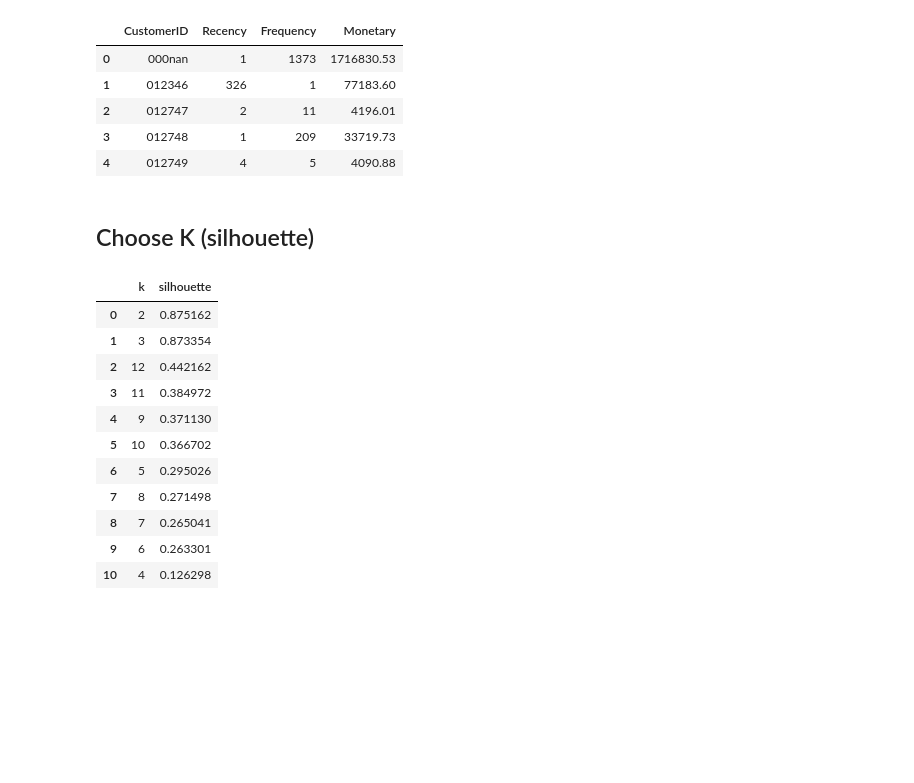
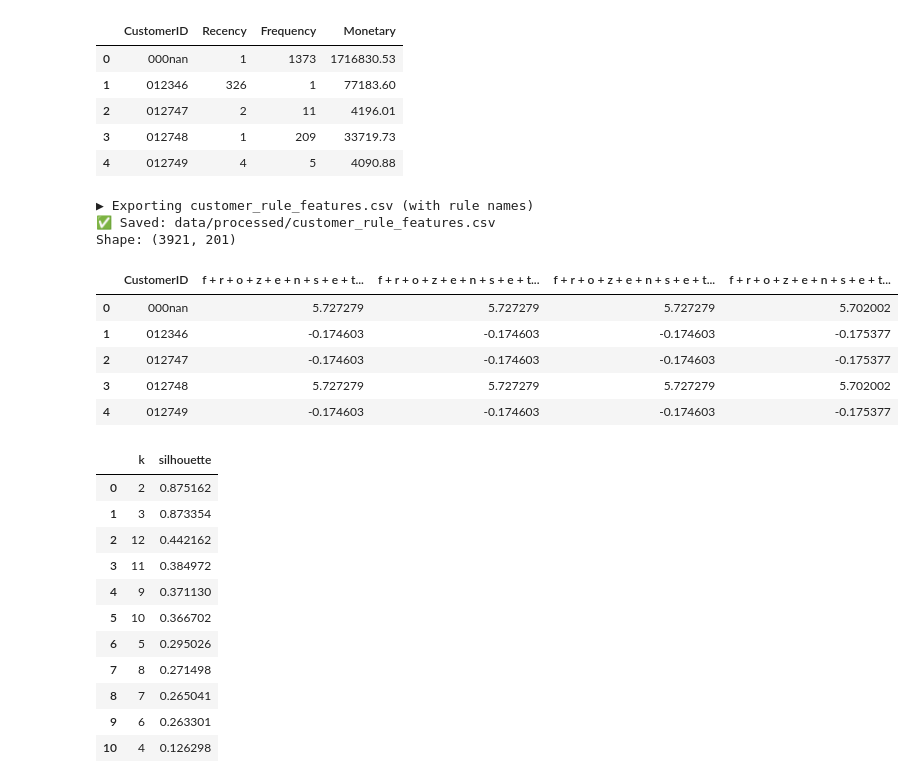
Before and after one commit to HoaiNammm/shop_cluster_, a Jupyter notebook: notebooks/runs/clustering_from_rules_run.ipynb, the cells around one changed output. Drawn from its saved outputs; the diff is of its cells as text; code cells hidden in the pictures; blank space fills up the shorter version.

```diff
--- a/notebooks/runs/clustering_from_rules_run.ipynb
+++ b/notebooks/runs/clustering_from_rules_run.ipynb
@@ -45,7 +32,7 @@ CLEANED_DATA_PATH = "data/processed/cleaned_uk_data.csv"
 RULES_INPUT_PATH = "data/processed/rules_apriori_filtered.csv"
 TOP_K_RULES = 200
 SORT_RULES_BY = "lift"
-WEIGHTING = "lift"
+WEIGHTING = "Lift"
 MIN_ANTECEDENT_LEN = 2
 USE_RFM = True
 RFM_SCALE = True
@@ -136,8 +117,60 @@ X shape: (3921, 203)
 | 2 | 012747 | 2 | 11 | 4196.01 |
 | 3 | 012748 | 1 | 209 | 33719.73 |
 | 4 | 012749 | 4 | 5 | 4090.88 |
-# %% [markdown]
-## Choose K (silhouette)
+# %%
+# =====================================================
+# EXPORT CUSTOMER RULE FEATURES WITH RULE NAMES
+# =====================================================
+
+print("▶ Exporting customer_rule_features.csv (with rule names)")
+
+n_rules = rules_df.shape[0]
+X_rules = X[:, :n_rules]
+
+# -----------------------------------------------------
+# 1. Tạo tên rule dễ đọc
+# -----------------------------------------------------
+def format_rule(row):
+    ant = list(row['antecedents'])
+    con = list(row['consequents'])
+    ant_str = " + ".join(ant)
+    con_str = " + ".join(con)
+    return f"{ant_str} → {con_str}"
+
+rule_names = rules_df.apply(format_rule, axis=1).tolist()
+
+# -----------------------------------------------------
+# 2. DataFrame rule-features
+# -----------------------------------------------------
+df_rule_features = pd.DataFrame(
+    X_rules,
+    columns=rule_names
+)
+
+df_rule_features.insert(0, "CustomerID", meta["CustomerID"].values)
+
+# -----------------------------------------------------
+# 3. Lưu file
+# -----------------------------------------------------
+output_rule_feature_path = "data/processed/customer_rule_features.csv"
+os.makedirs(os.path.dirname(output_rule_feature_path), exist_ok=True)
+
+df_rule_features.to_csv(output_rule_feature_path, index=False)
+
+print(f"✅ Saved: {output_rule_feature_path}")
+print("Shape:", df_rule_features.shape)
+
+df_rule_features.iloc[:, :5].head()
+# %% [output]
+▶ Exporting customer_rule_features.csv (with rule names)
+✅ Saved: data/processed/customer_rule_features.csv
+Shape: (3921, 201)
+|  | CustomerID | f + r + o + z + e + n + s + e + t... | f + r + o + z + e + n + s + e + t... | f + r + o + z + e + n + s + e + t... | f + r + o + z + e + n + s + e + t... |
+| 0 | 000nan | 5.727279 | 5.727279 | 5.727279 | 5.702002 |
+| 1 | 012346 | -0.174603 | -0.174603 | -0.174603 | -0.175377 |
+| 2 | 012747 | -0.174603 | -0.174603 | -0.174603 | -0.175377 |
+| 3 | 012748 | 5.727279 | 5.727279 | 5.727279 | 5.702002 |
+| 4 | 012749 | -0.174603 | -0.174603 | -0.174603 | -0.175377 |
 # %%
 sil_df = clusterer.choose_k_by_silhouette(
     X,
```
Also changed, not shown: parts of 11 cells of this notebook, 12 other files.
